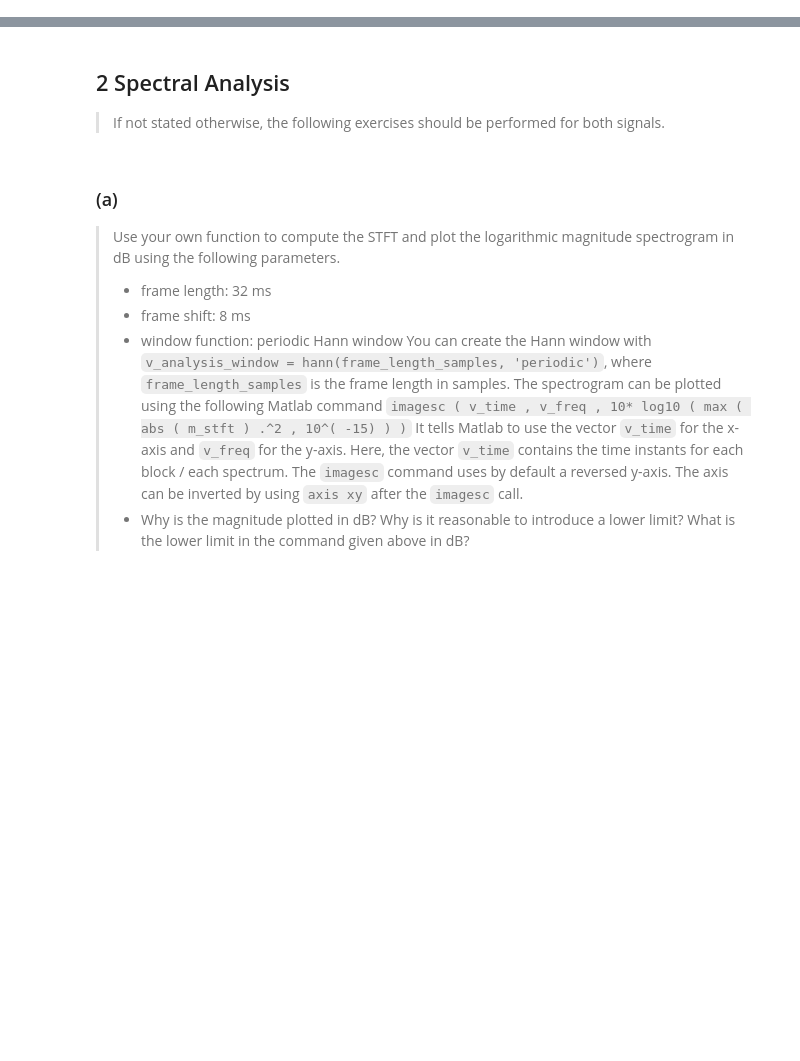
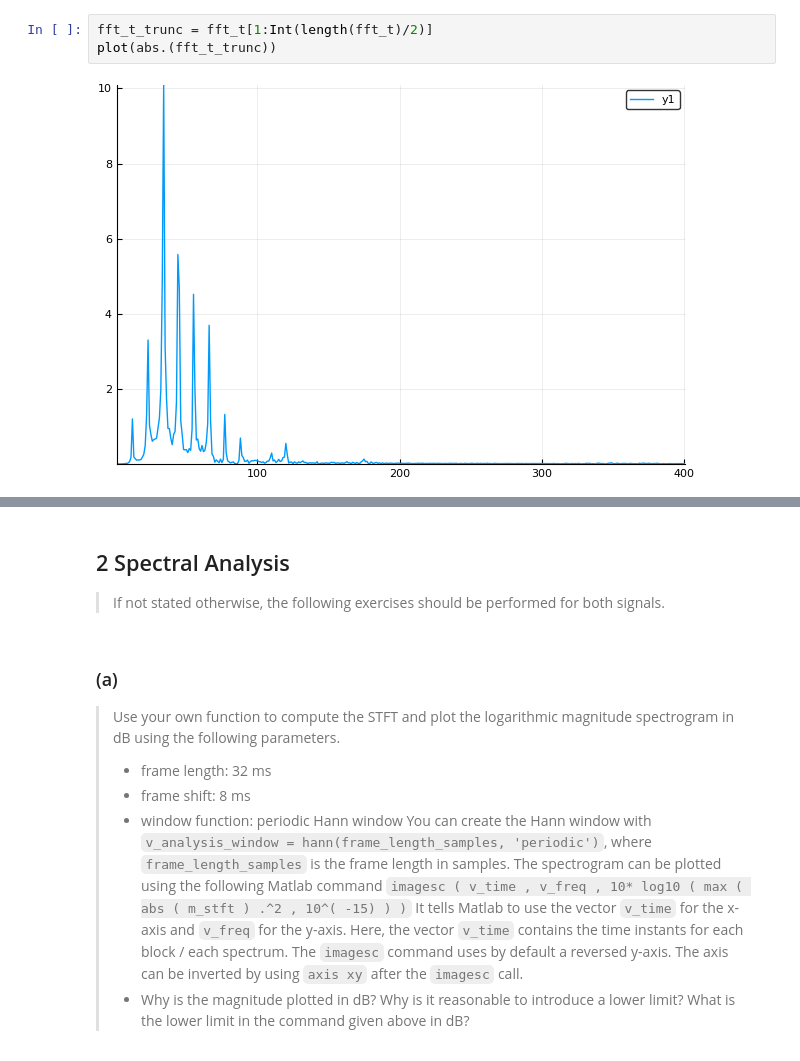
Before and after one commit to klauszi/SSP, a Jupyter notebook: Exercise2/Abgabe2.ipynb, the cells around one changed output, grey strips where cells are left out. Saved outputs shown, nothing was run; the diff lists cells and outputs as text; blank space fills up the shorter version.

```diff
--- a/Exercise2/Abgabe2.ipynb
+++ b/Exercise2/Abgabe2.ipynb
@@ -40,0 +77,5 @@ function header of the copied version as follows:
+# %%
+fft_t_trunc = fft_t[1:Int(length(fft_t)/2)]
+plot(abs.(fft_t_trunc))
+# %% [output]
+[figure, added]
```
Also changed, not shown: parts of 11 cells of this notebook, 9 other files.
